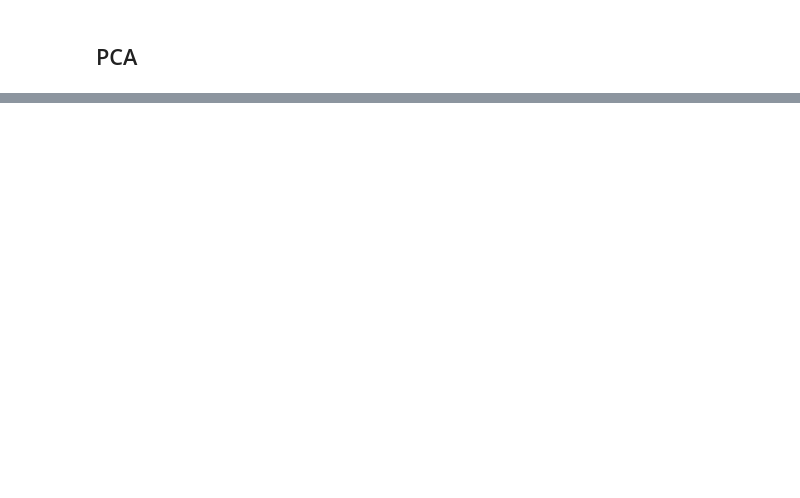
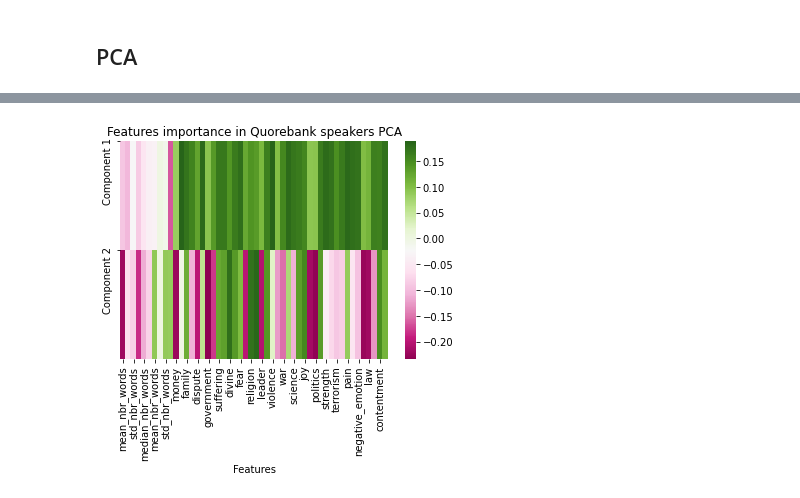
Before and after one commit to paulmoreau40/Applied-Data-Analysis-project-EPFL, a Jupyter notebook: src/final.ipynb, the cells around one changed output, grey strips where cells are left out. Saved outputs shown, nothing was run; the diff lists cells and outputs as text; code cells hidden in the pictures; blank space fills up the shorter version.

```diff
--- a/src/final.ipynb
+++ b/src/final.ipynb
@@ -139,3 +122,3 @@ NameError: name 'new_df' is not defined
 # %%
 #2 remove punctuation
-new_df['pre_processed_quote'] = new_df['pre_processed_quote'].apply(remove_punctuation)
+new_df['pre_processed_quote'] = new_df['pre_processed_quote'].apply(lambda x: re.sub(r'[^\w\s]','', x))
@@ -157,4 +134,4 @@ NameError: name 'new_df' is not defined
 new_df['pre_processed_quote'] = new_df['pre_processed_quote'].str.lower()
 # %%
 #6 Quotes tokenization (useful for the removal of stop words)
-new_df['tokenized_quote'] = new_df['quote'].apply(tokenization) #important for features (voc)
+new_df['tokenized_quote'] = new_df['pre_processed_quote'].apply(lambda x: tokenizer.tokenize(x)) #important for features (voc)
@@ -163,3 +138,5 @@ IndentationError: unexpected indent (<ipython-input-24-6603d052bcee>, line 2)
 # %%
 #7 Quotes lemmatization to simplify the NLP. Helps to focus on the meaning of the word instead of its variations.
-new_df['lemmatized_quote'] = new_df['tokenized_quote'].apply(lemmatization)
+new_df['lemmatized_quote'] = new_df['tokenized_quote'].apply(lambda x: [lemmatizer.lemmatize(w) for w in x])
+
+# careful ! poor lemmatization (does -> doe, has -> ha etc)
@@ -172,4 +163,4 @@ stop_words.extend(spacy.lang.en.stop_words.STOP_WORDS)
 stop_words.extend([singer.capitalize() for singer in stop_words]) #stop words with capitale
 stop_words.extend(list(string.punctuation))
 
-new_df['pre_processed_quote'] = new_df.apply(lambda x: remove_stop_words(x['tokenized_quote'], stop_words), axis=1)
+new_df['pre_processed_quote'] = new_df['tokenized_quote'].apply(lambda x: (" ").join([word for word in x if not word in stop_words]))
@@ -183,0 +303,18 @@ NameError: name 'remove_stop_words' is not defined
+# %%
+#Interpretation of the components (permet de voir quelle(s) feature(s) sont le plus importantes!)
+
+%matplotlib inline
+
+pca_2d = PCA(n_components=2)
+pca_2d.fit_transform(scaled_df)
+pca = PCA().fit(scaled_df)
+
+map_ = pd.DataFrame(pca_2d.components_,columns=scaled_df.columns)
+sns.heatmap(map_,cmap="PiYG")
+plt.title("Features importance in Quorebank speakers PCA")
+plt.yticks([0,1],['Component 1','Component 2'], fontsize=10)
+plt.xlabel('Features')
+
+plt.show()
+# %% [output]
+[figure, added]
```
Also changed, not shown: parts of 31 cells of this notebook.
